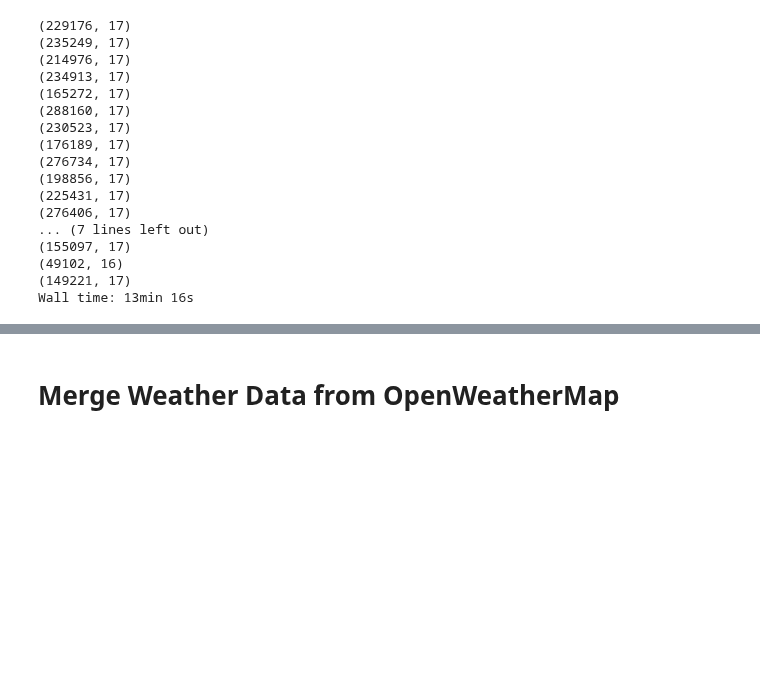
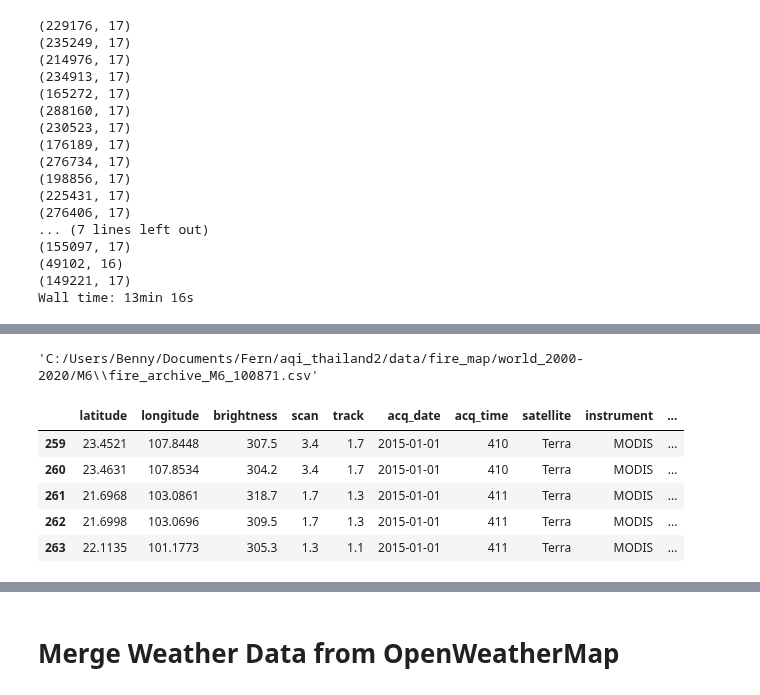
Before and after one commit to worasom/aqi_thailand2, a Jupyter notebook: notebooks/1_pollutions_data.ipynb, the cells around one changed output, grey strips where cells are left out. Saved outputs shown, nothing was run; the diff lists cells and outputs as text; code cells hidden in the pictures; blank space fills up the shorter version.

```diff
--- a/notebooks/1_pollutions_data.ipynb
+++ b/notebooks/1_pollutions_data.ipynb
@@ -776,0 +832,21 @@ with concurrent.futures.ProcessPoolExecutor(max_workers=4) as executor:
+# %%
+m_files[0]
+# %% [output]
+'C:/Users/Benny/Documents/Fern/aqi_thailand2/data/fire_map/world_2000-2020/M6\\fire_archive_M6_100871.csv'
+# %%
+df = dd.read_csv(m_files[0])
+df['lat_km'] = (df['latitude'].apply(merc_y)/1E3).round().astype(int)
+df['long_km'] = (merc_x(df['longitude'])/1E3).round().astype(int)
+# remove by lat
+df = df[(df['lat_km'] <= (lat_km+1000)) & (df['lat_km'] >= (lat_km-1000))]
+# remove by long
+df = df[(df['long_km'] <= (long_km+1000)) & (df['long_km'] >= (long_km-1000))]
+# %%
+df.head()
+# %% [output]
+|  | latitude | longitude | brightness | scan | track | acq_date | acq_time | satellite | instrument | ... |
+| 259 | 23.4521 | 107.8448 | 307.5 | 3.4 | 1.7 | 2015-01-01 | 410 | Terra | MODIS | ... |
+| 260 | 23.4631 | 107.8534 | 304.2 | 3.4 | 1.7 | 2015-01-01 | 410 | Terra | MODIS | ... |
+| 261 | 21.6968 | 103.0861 | 318.7 | 1.7 | 1.3 | 2015-01-01 | 411 | Terra | MODIS | ... |
+| 262 | 21.6998 | 103.0696 | 309.5 | 1.7 | 1.3 | 2015-01-01 | 411 | Terra | MODIS | ... |
+| 263 | 22.1135 | 101.1773 | 305.3 | 1.3 | 1.1 | 2015-01-01 | 411 | Terra | MODIS | ... |
```
Also changed, not shown: parts of 16 cells of this notebook, 5 other files.
